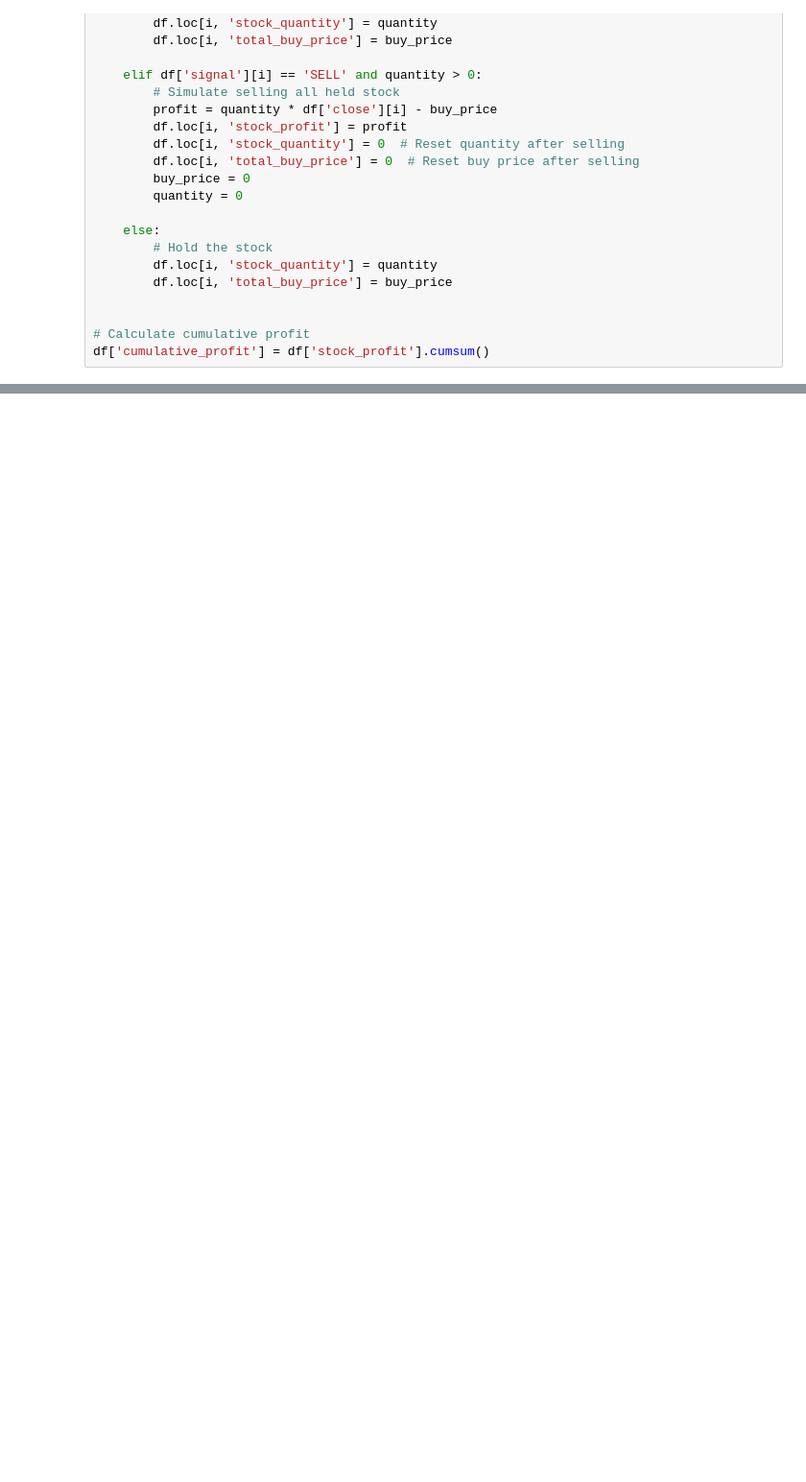
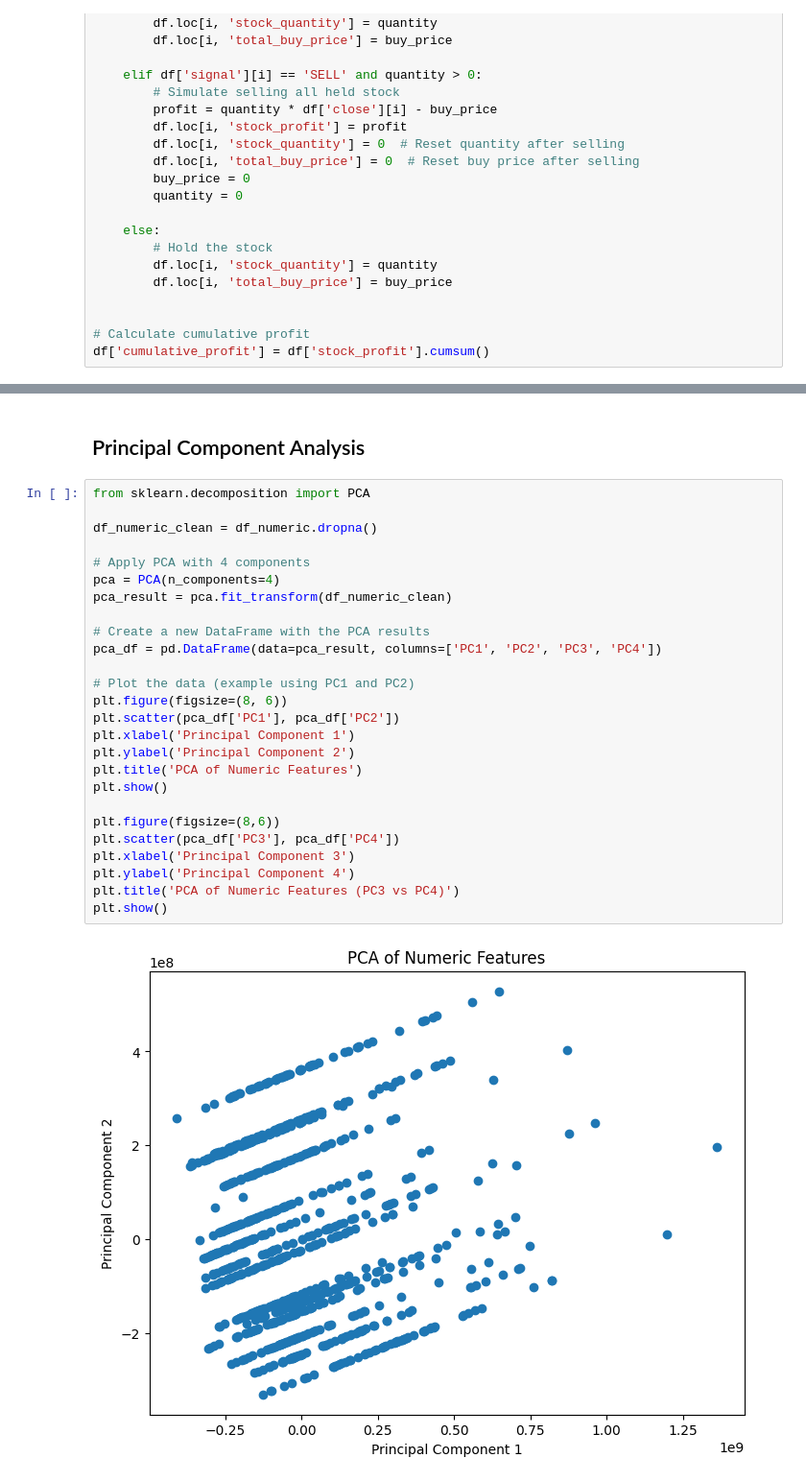
Before and after one commit to roboGOD/iisc-dsp-stock-price-prediction, a Jupyter notebook: src/02-eda.ipynb, the cells around one changed output, grey strips where cells are left out. Shown at 96% size. Saved outputs shown, nothing was run; the diff lists cells and outputs as text; blank space fills up the shorter version.

```diff
--- a/src/02-eda.ipynb
+++ b/src/02-eda.ipynb
@@ -320,0 +364,30 @@ df.to_csv('eda.csv', index=False)
+# %% [markdown]
+## Principal Component Analysis
+# %%
+from sklearn.decomposition import PCA
+
+df_numeric_clean = df_numeric.dropna()
+
+# Apply PCA with 4 components
+pca = PCA(n_components=4)
+pca_result = pca.fit_transform(df_numeric_clean)
+
+# Create a new DataFrame with the PCA results
+pca_df = pd.DataFrame(data=pca_result, columns=['PC1', 'PC2', 'PC3', 'PC4'])
+
+# Plot the data (example using PC1 and PC2)
+plt.figure(figsize=(8, 6))
+plt.scatter(pca_df['PC1'], pca_df['PC2'])
+plt.xlabel('Principal Component 1')
+plt.ylabel('Principal Component 2')
+plt.title('PCA of Numeric Features')
+plt.show()
+
+plt.figure(figsize=(8,6))
+plt.scatter(pca_df['PC3'], pca_df['PC4'])
+plt.xlabel('Principal Component 3')
+plt.ylabel('Principal Component 4')
+plt.title('PCA of Numeric Features (PC3 vs PC4)')
+plt.show()
+# %% [output]
+[figure, added]
```
Also changed, not shown: parts of 19 cells of this notebook.
